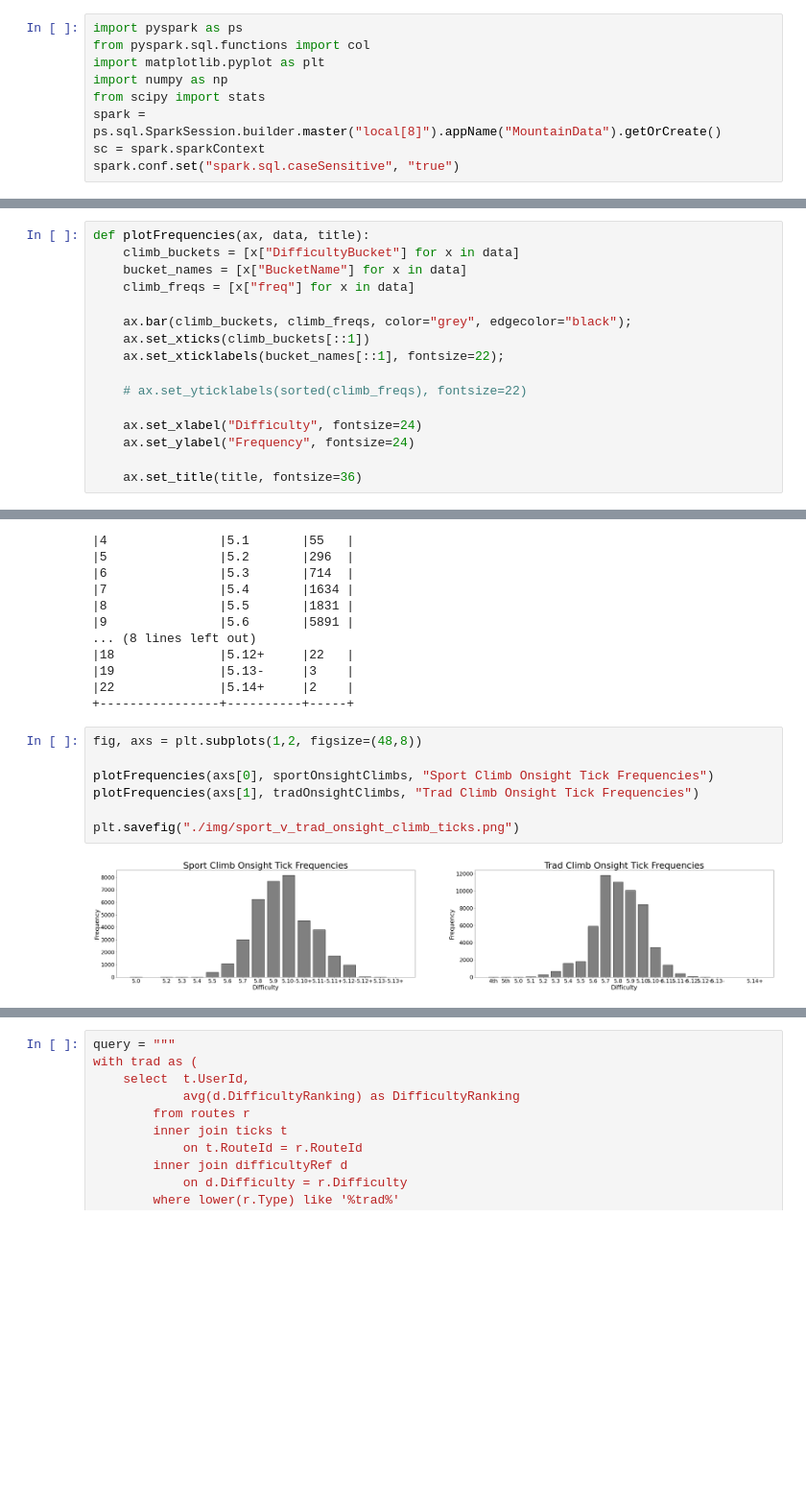
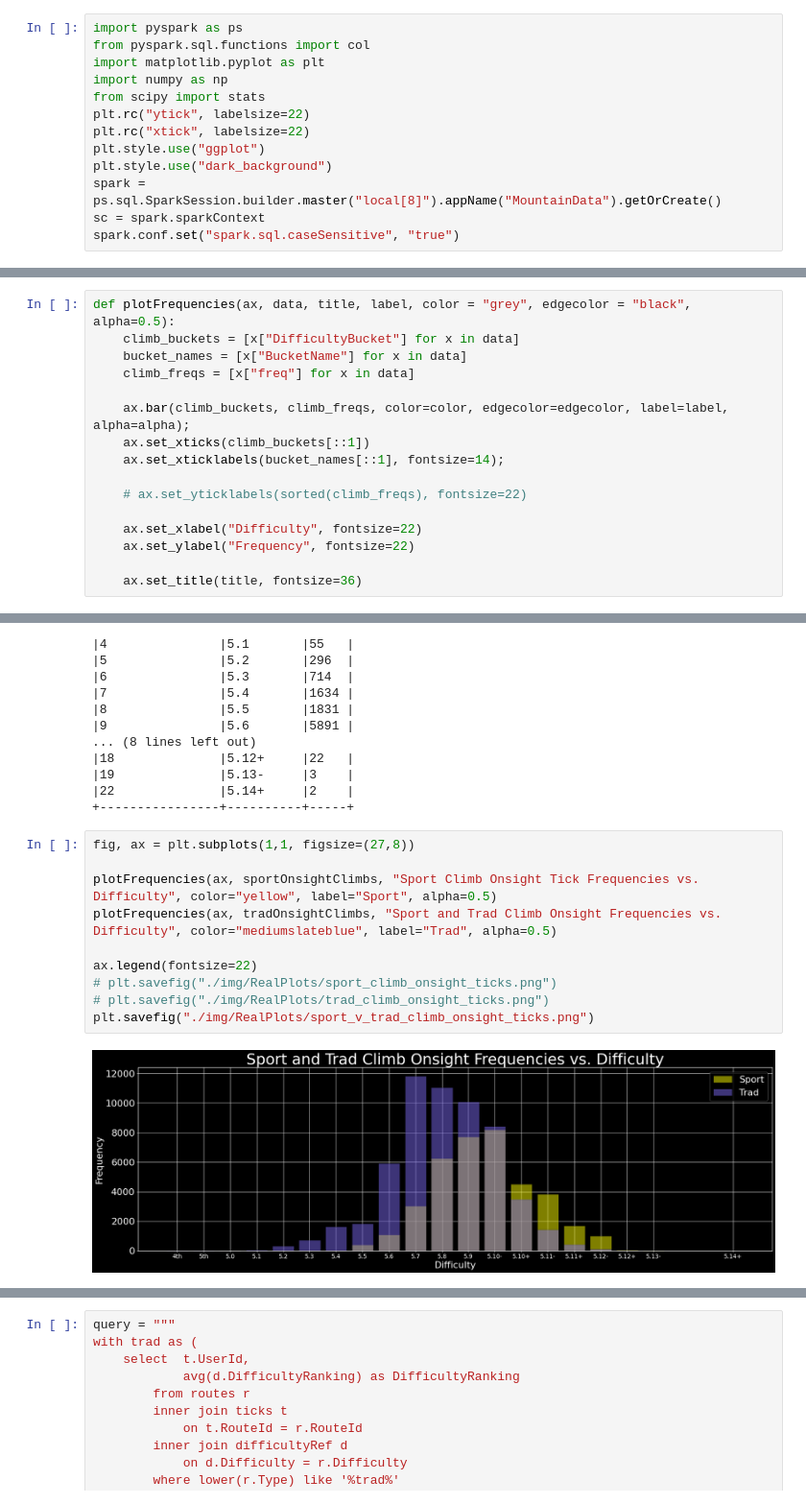
Before and after one commit to zsnyder21/MountainProjectScraper, a Jupyter notebook: DataExploration.ipynb, the cells around one changed output, grey strips where cells are left out. Shown at 96% size. Drawn from its saved outputs; the diff is of its cells as text; blank space fills up the shorter version.

```diff
--- a/DataExploration.ipynb
+++ b/DataExploration.ipynb
@@ -4,6 +4,10 @@ from pyspark.sql.functions import col
 import matplotlib.pyplot as plt
 import numpy as np
 from scipy import stats
+plt.rc("ytick", labelsize=22)
+plt.rc("xtick", labelsize=22)
+plt.style.use("ggplot")
+plt.style.use("dark_background")
 spark = ps.sql.SparkSession.builder.master("local[8]").appName("MountainData").getOrCreate()
 sc = spark.sparkContext
 spark.conf.set("spark.sql.caseSensitive", "true")
@@ -322,18 +326,18 @@ tradClimbs = results.collect()
 |22              |5.14+     |19   |
 +----------------+----------+-----+
 # %%
-def plotFrequencies(ax, data, title):
+def plotFrequencies(ax, data, title, label, color = "grey", edgecolor = "black", alpha=0.5):
     climb_buckets = [x["DifficultyBucket"] for x in data]
     bucket_names = [x["BucketName"] for x in data]
     climb_freqs = [x["freq"] for x in data]
 
-    ax.bar(climb_buckets, climb_freqs, color="grey", edgecolor="black");
+    ax.bar(climb_buckets, climb_freqs, color=color, edgecolor=edgecolor, label=label, alpha=alpha);
     ax.set_xticks(climb_buckets[::1])
-    ax.set_xticklabels(bucket_names[::1], fontsize=22);
+    ax.set_xticklabels(bucket_names[::1], fontsize=14);
 
     # ax.set_yticklabels(sorted(climb_freqs), fontsize=22)
 
-    ax.set_xlabel("Difficulty", fontsize=24)
-    ax.set_ylabel("Frequency", fontsize=24)
+    ax.set_xlabel("Difficulty", fontsize=22)
+    ax.set_ylabel("Frequency", fontsize=22)
 
     ax.set_title(title, fontsize=36)
@@ -426,14 +442,17 @@ tradOnsightClimbs = results.collect()
 |22              |5.14+     |2    |
 +----------------+----------+-----+
 # %%
-fig, axs = plt.subplots(1,2, figsize=(48,8))
+fig, ax = plt.subplots(1,1, figsize=(27,8))
 
-plotFrequencies(axs[0], sportOnsightClimbs, "Sport Climb Onsight Tick Frequencies")
-plotFrequencies(axs[1], tradOnsightClimbs, "Trad Climb Onsight Tick Frequencies")
+plotFrequencies(ax, sportOnsightClimbs, "Sport Climb Onsight Tick Frequencies vs. Difficulty", color="yellow", label="Sport", alpha=0.5)
+plotFrequencies(ax, tradOnsightClimbs, "Sport and Trad Climb Onsight Frequencies vs. Difficulty", color="mediumslateblue", label="Trad", alpha=0.5)
 
-plt.savefig("./img/sport_v_trad_onsight_climb_ticks.png")
+ax.legend(fontsize=22)
+# plt.savefig("./img/RealPlots/sport_climb_onsight_ticks.png")
+# plt.savefig("./img/RealPlots/trad_climb_onsight_ticks.png")
+plt.savefig("./img/RealPlots/sport_v_trad_climb_onsight_ticks.png")
 # %% [output]
-[figure, old version]
+[figure, new version]
 # %%
 query = """
 select  d.DifficultyRanking
```
Also changed, not shown: parts of 23 cells of this notebook.
